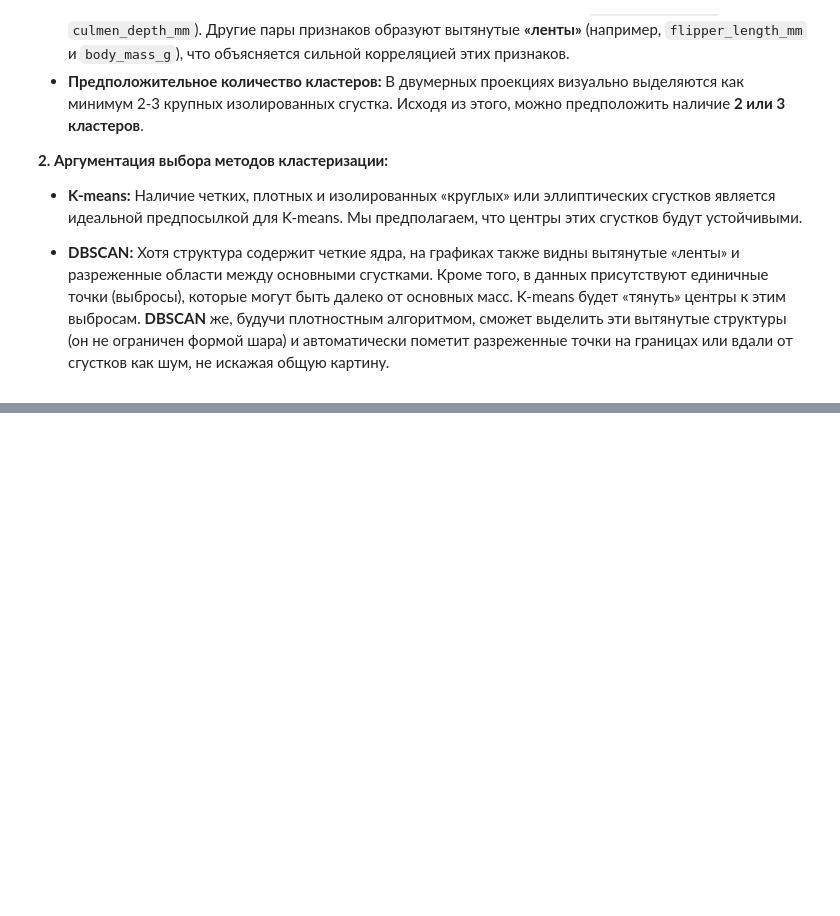
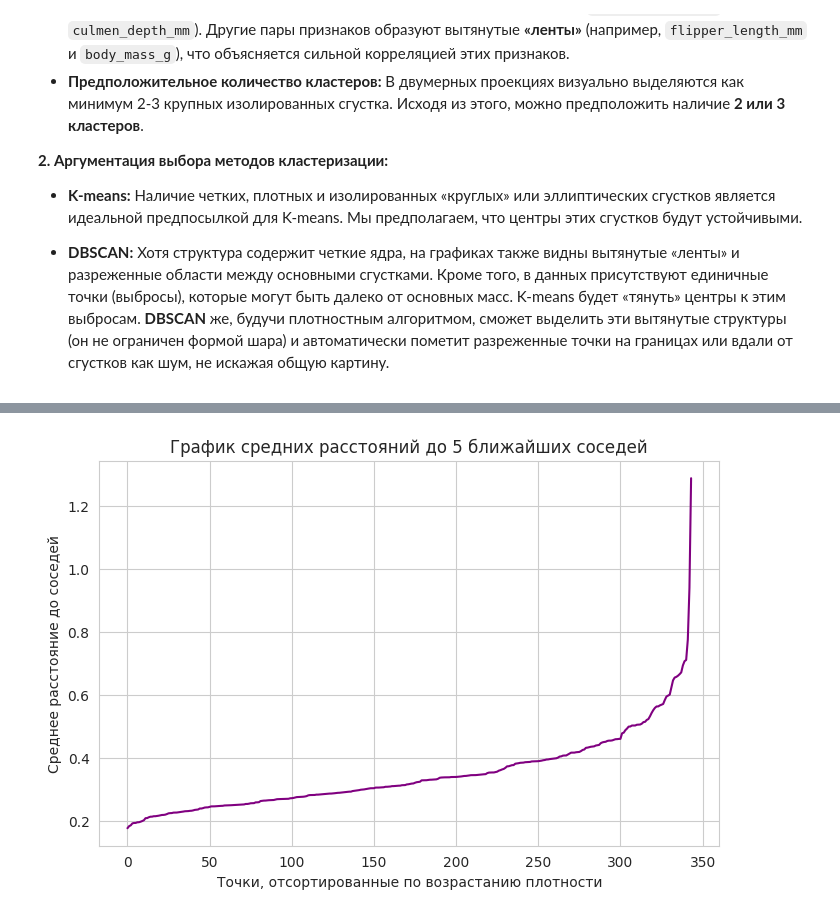
Before and after one commit to Turbonik/AILab1, a Jupyter notebook: Lab3AI.ipynb, the cells around one changed output, grey strips where cells are left out. Cells and saved outputs as stored; diff of their text form; code cells hidden in the pictures; blank space fills up the shorter version.

```diff
--- a/Lab3AI.ipynb
+++ b/Lab3AI.ipynb
@@ -245,0 +393,19 @@ std                1.0              1.0                1.0          1.0
+# %%
+m = 5
+neighbors = NearestNeighbors(n_neighbors=m)
+neighbors_fit = neighbors.fit(X_scaled_df)
+distances, indices = neighbors_fit.kneighbors(X_scaled_df)
+
+mean_distances = np.mean(distances, axis=1)
+
+sorted_mean_distances = np.sort(mean_distances)
+
+plt.figure(figsize=(8, 5))
+plt.plot(sorted_mean_distances, color='purple')
+plt.title(f'График средних расстояний до {m} ближайших соседей')
+plt.xlabel('Точки, отсортированные по возрастанию плотности')
+plt.ylabel('Среднее расстояние до соседей')
+plt.grid(True)
+plt.show()
+# %% [output]
+[figure, added]
```
Also changed, not shown: parts of 29 cells of this notebook.
